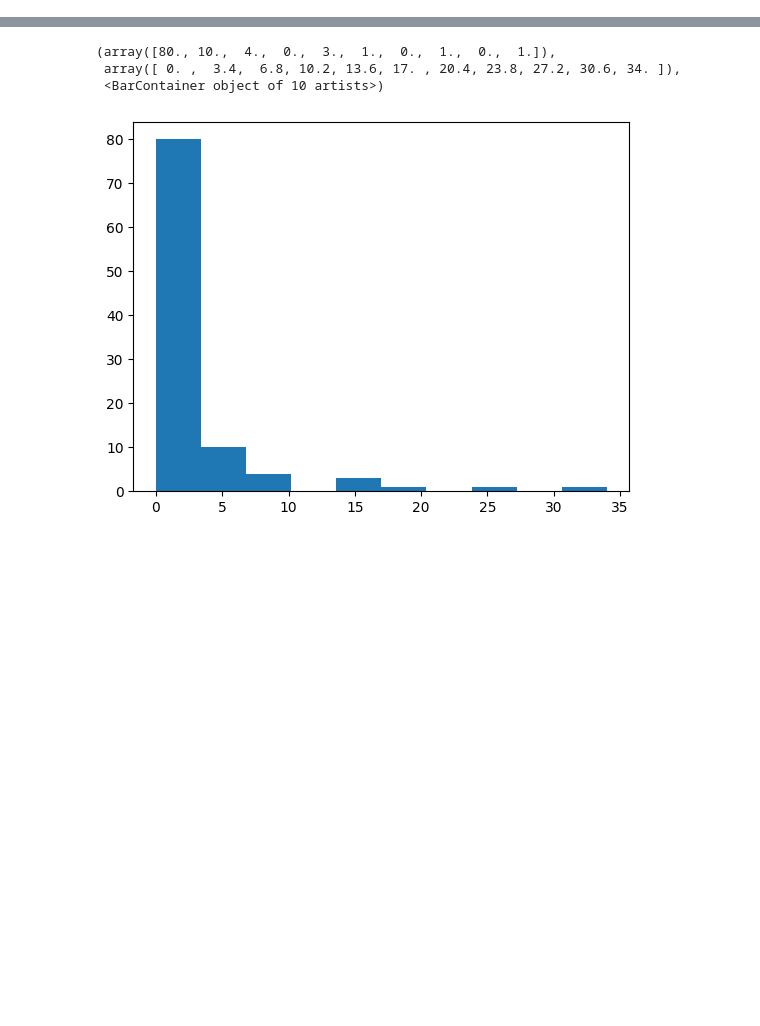
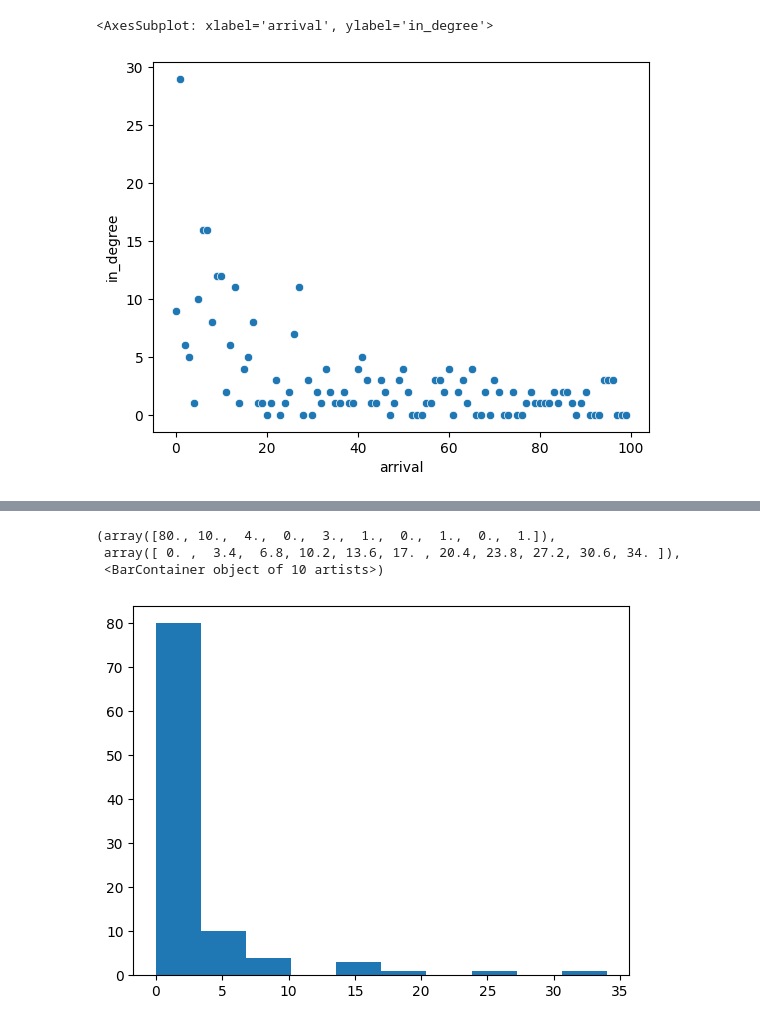
Before and after one commit to exterm/uvm-mocs, a Jupyter notebook: project/symm_attachment_test.ipynb, the cells around one changed output, grey strips where cells are left out. Cells and saved outputs as stored; diff of their text form; code cells hidden in the pictures; blank space fills up the shorter version.

```diff
--- a/project/symm_attachment_test.ipynb
+++ b/project/symm_attachment_test.ipynb
@@ -46,0 +45,10 @@ plt.scatter(list(dict(test_output.in_degree()).values()), list(dict(test_output.
+# %%
+import pandas as pd
+import seaborn as sns
+
+in_degree_distr = pd.DataFrame(list(test_output.in_degree()), columns=["arrival", "in_degree"])
+
+sns.scatterplot(x = "arrival", y = "in_degree", data = in_degree_distr)
+# %% [output]
+<AxesSubplot: xlabel='arrival', ylabel='in_degree'>
+[figure, added]
```
Also changed, not shown: parts of 6 cells of this notebook, 3 other files.
